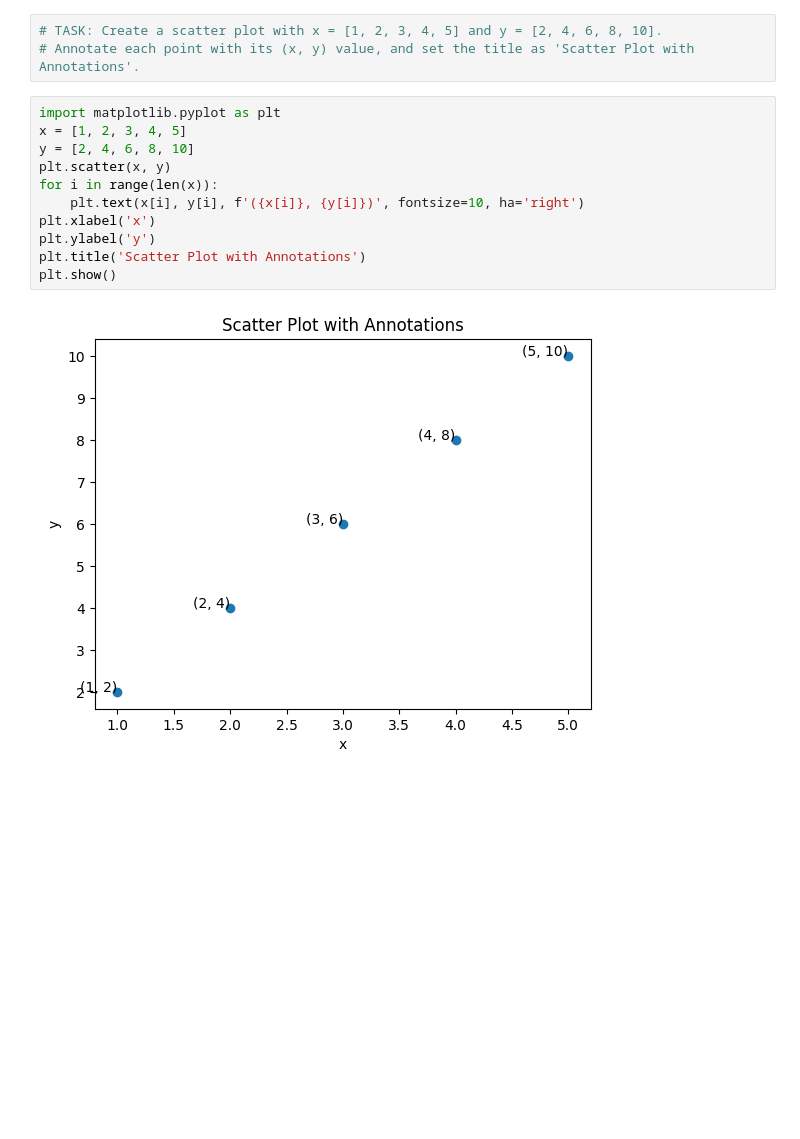
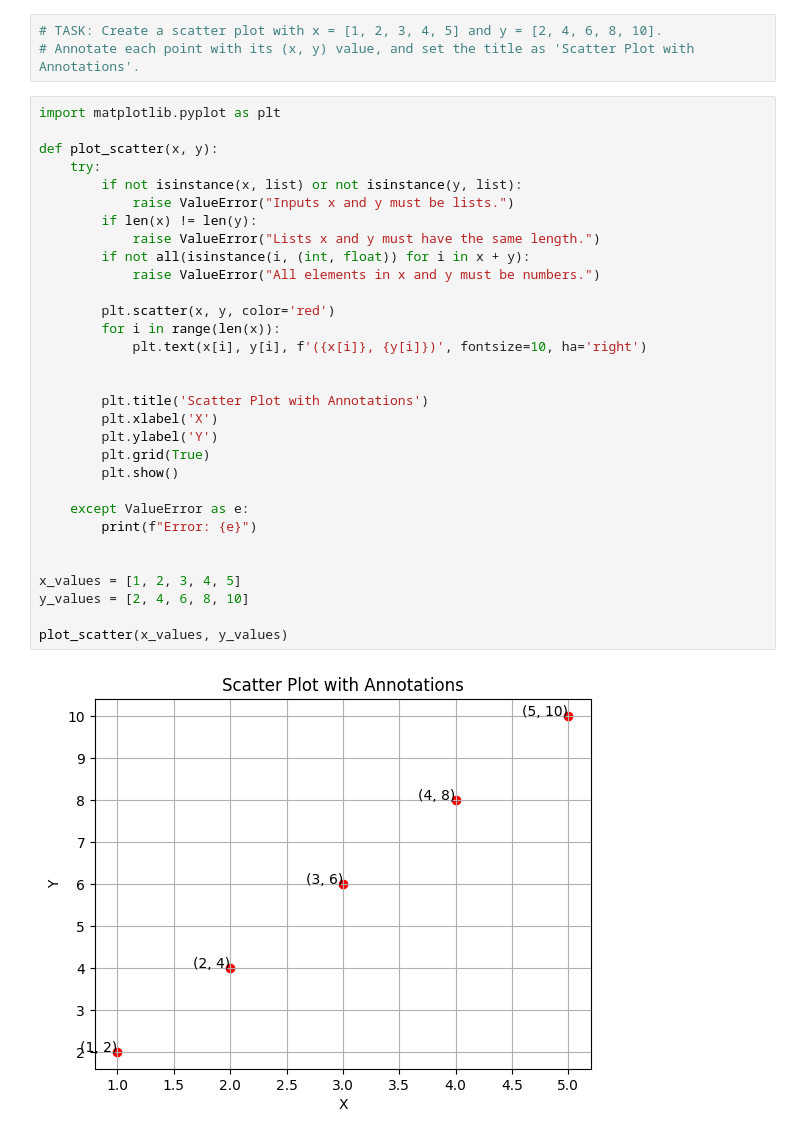
Before and after one commit to faru529/python-jupyter-template, a Jupyter notebook: src/3-scatter-plot.ipynb, the cells around one changed output. Cells and saved outputs as stored; diff of their text form; blank space fills up the shorter version.

```diff
--- a/src/3-scatter-plot.ipynb
+++ b/src/3-scatter-plot.ipynb
@@ -3,16 +3,36 @@
 # %%
 # TASK: Create a scatter plot with x = [1, 2, 3, 4, 5] and y = [2, 4, 6, 8, 10].
 # Annotate each point with its (x, y) value, and set the title as 'Scatter Plot with Annotations'.
-# %%
-import matplotlib.pyplot as plt
-x = [1, 2, 3, 4, 5]
-y = [2, 4, 6, 8, 10]
-plt.scatter(x, y)
-for i in range(len(x)):
-    plt.text(x[i], y[i], f'({x[i]}, {y[i]})', fontsize=10, ha='right')
-plt.xlabel('x')
-plt.ylabel('y')
-plt.title('Scatter Plot with Annotations')
-plt.show()
-# %% [output]
-[figure, removed]
+# %%
+import matplotlib.pyplot as plt
+
+def plot_scatter(x, y):
+    try:
+        if not isinstance(x, list) or not isinstance(y, list):
+            raise ValueError("Inputs x and y must be lists.")
+        if len(x) != len(y):
+            raise ValueError("Lists x and y must have the same length.")
+        if not all(isinstance(i, (int, float)) for i in x + y):
+            raise ValueError("All elements in x and y must be numbers.")
+
+        plt.scatter(x, y, color='red')
+        for i in range(len(x)):
+            plt.text(x[i], y[i], f'({x[i]}, {y[i]})', fontsize=10, ha='right')
+
+
+        plt.title('Scatter Plot with Annotations')
+        plt.xlabel('X')
+        plt.ylabel('Y')
+        plt.grid(True)
+        plt.show()
+
+    except ValueError as e:
+        print(f"Error: {e}")
+
+
+x_values = [1, 2, 3, 4, 5]
+y_values = [2, 4, 6, 8, 10]
+
+plot_scatter(x_values, y_values)
+# %% [output]
+[figure, added]
```
Also changed, not shown: 5 other files.
